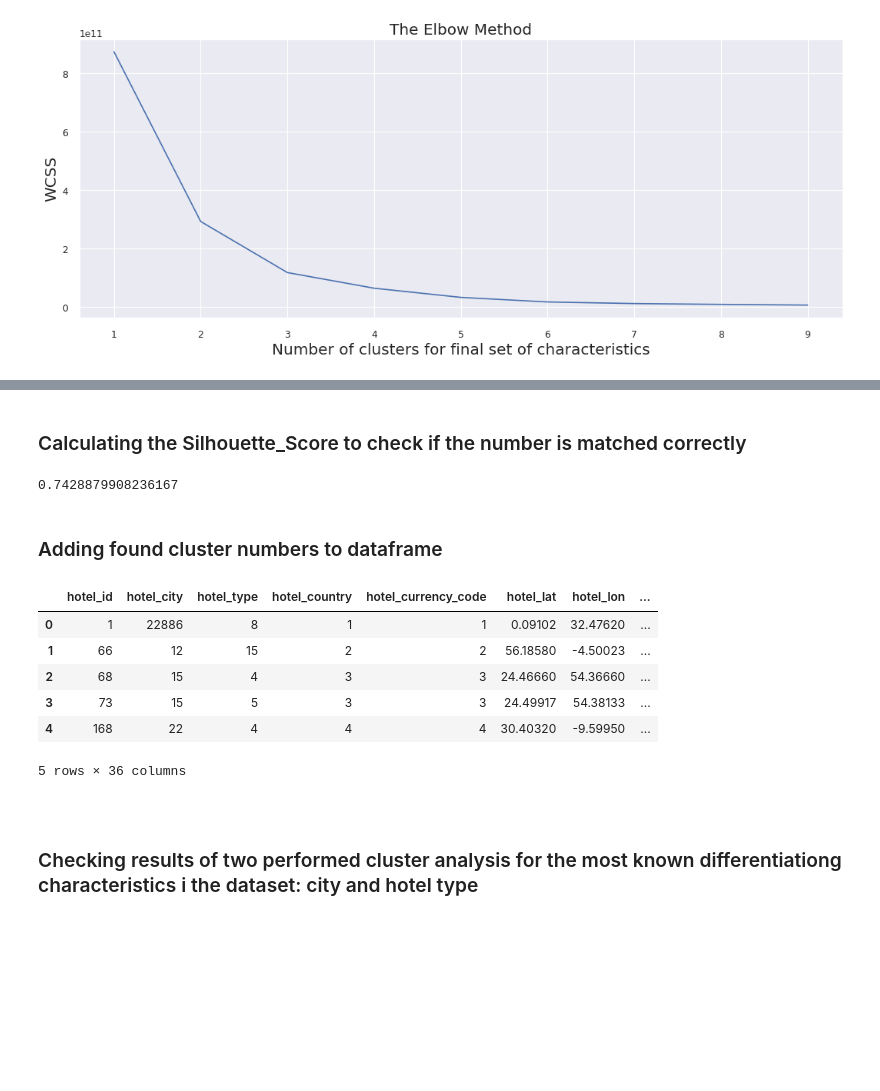
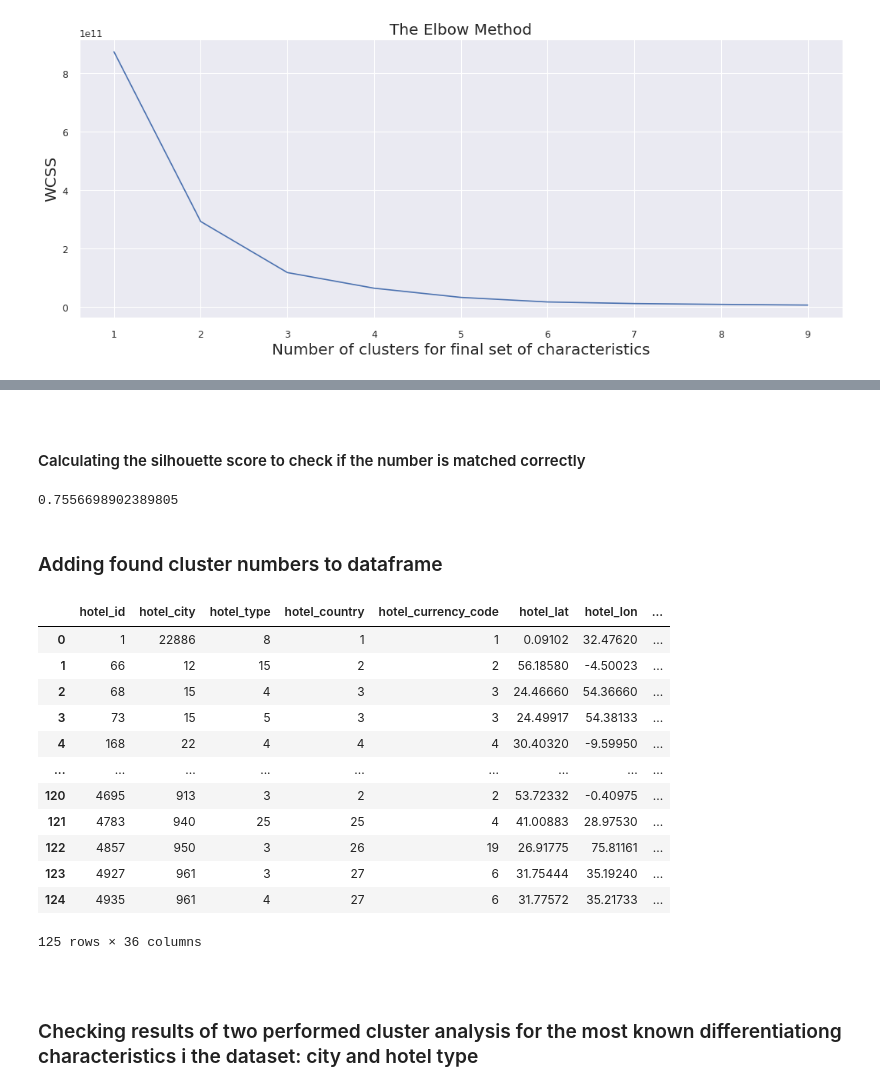
Before and after one commit to Bidroombv/eda, a Jupyter notebook: ugo_collector/ClusterAnalysis/KMeansClusteringAnalysisForBidroomData.ipynb, the cells around one changed output, grey strips where cells are left out. Drawn from its saved outputs; the diff is of its cells as text; code cells hidden in the pictures; blank space fills up the shorter version.

```diff
--- a/ugo_collector/ClusterAnalysis/KMeansClusteringAnalysisForBidroomData.ipynb
+++ b/ugo_collector/ClusterAnalysis/KMeansClusteringAnalysisForBidroomData.ipynb
@@ -492,7 +485,7 @@ fileWorkingReduced2 = reduce_dimensions_by_pca(filesWorkingReduced1)
 wcss = []
 for i in range(1,10):
     kmeans = KMeans(n_clusters = i, init = "k-means++", max_iter = 300, n_init = 10, random_state = 0)
-    kmeans.fit(fileWorkingReduced2)
+    kmeans.fit(x2)
     wcss.append(kmeans.inertia_)
 # %%
 plt.figure(figsize=(16, 6), dpi=80)
@@ -509,9 +502,9 @@ plt.show()
 # %%
 scores2 = {}
-for i in range(2,15):
+for i in range(2,25):
     km = KMeans(n_clusters = i, init = "k-means++", max_iter = 300, n_init = 10, random_state = 0)
-    y_means = km.fit_predict(x_scaled)
-    score = silhouette_score(x_scaled, km.labels_, metric="euclidean")
+    y_means = km.fit_predict(x2)
+    score = silhouette_score(x2, km.labels_, metric="euclidean")
     scores2[i] = score
 # %%
 lists = sorted(scores2.items())
@@ -529,29 +522,39 @@ plt.show()
+# %%
+highest2 = 2
+for k,v in scores2.items():
+    if v > scores2[highest2]:
+        highest2 = k
 # %%
-noClusters = 13
-km = KMeans(n_clusters = noClusters, init = "k-means++", max_iter = 300, n_init = 10, random_state = 0)
-y_means2 = km.fit_predict(fileWorkingReduced2)
+km = KMeans(n_clusters = highest2, init = "k-means++", max_iter = 300, n_init = 10, random_state = 0)
+y_means2 = km.fit_predict(x2)
 # %% [markdown]
-### Calculating the Silhouette_Score to check if the number is matched correctly
+#### <br> Calculating the silhouette score to check if the number is matched correctly <br>
 # %%
-score = silhouette_score(fileWorkingReduced2, km.labels_, metric="euclidean")
+score = silhouette_score(x2, km.labels_, metric="euclidean")
 score
 # %% [output]
-0.7428879908236167
+0.7556698902389805
 # %% [markdown]
 ### Adding found cluster numbers to dataframe
 # %%
 y_means2 = pd.DataFrame(y_means2)
 workingFileClusters = pd.concat([workingFileClusters, y_means2], axis = 1)
 workingFileClusters = workingFileClusters.rename(columns = {0: "Clusters2"})
-workingFileClusters.head()
+workingFileClusters.head(125)
 # %% [output]
 |  | hotel_id | hotel_city | hotel_type | hotel_country | hotel_currency_code | hotel_lat | hotel_lon | ... |
 | 0 | 1 | 22886 | 8 | 1 | 1 | 0.09102 | 32.47620 | ... |
 | 1 | 66 | 12 | 15 | 2 | 2 | 56.18580 | -4.50023 | ... |
 | 2 | 68 | 15 | 4 | 3 | 3 | 24.46660 | 54.36660 | ... |
 | 3 | 73 | 15 | 5 | 3 | 3 | 24.49917 | 54.38133 | ... |
 | 4 | 168 | 22 | 4 | 4 | 4 | 30.40320 | -9.59950 | ... |
+| ... | ... | ... | ... | ... | ... | ... | ... | ... |
+| 120 | 4695 | 913 | 3 | 2 | 2 | 53.72332 | -0.40975 | ... |
+| 121 | 4783 | 940 | 25 | 25 | 4 | 41.00883 | 28.97530 | ... |
+| 122 | 4857 | 950 | 3 | 26 | 19 | 26.91775 | 75.81161 | ... |
+| 123 | 4927 | 961 | 3 | 27 | 6 | 31.75444 | 35.19240 | ... |
+| 124 | 4935 | 961 | 4 | 27 | 6 | 31.77572 | 35.21733 | ... |
-5 rows × 36 columns
+125 rows × 36 columns
 # %% [markdown]
 ### <br>Checking results of two performed cluster analysis for the most known differentiationg characteristics i the dataset: city and hotel type<br>
 # %%
```
Also changed, not shown: parts of 39 cells of this notebook.
